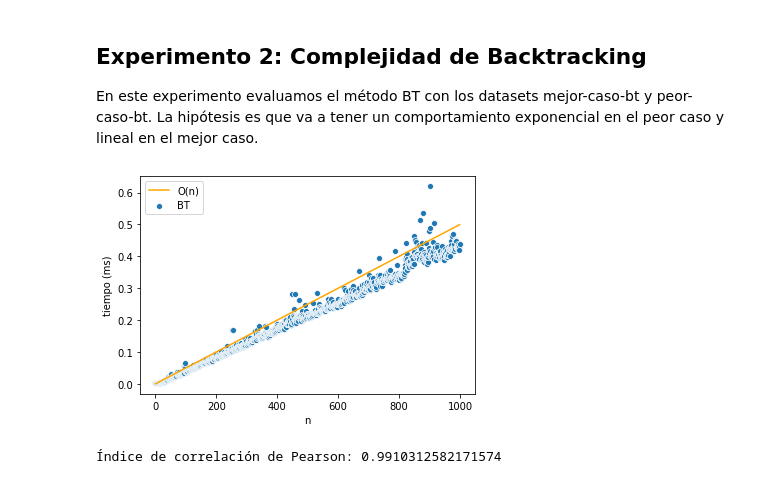
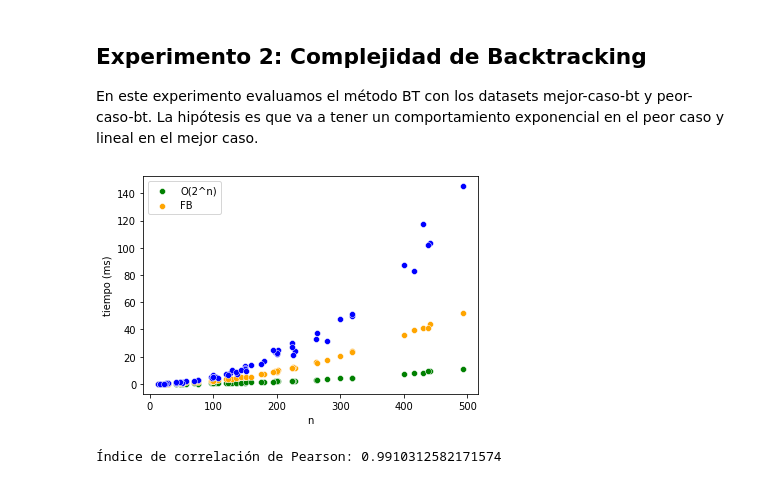
Before and after one commit to pdbruno/algoritmos3-tp2, a Jupyter notebook: python/analisis.ipynb, the cells around one changed output. Saved outputs shown, nothing was run; the diff lists cells and outputs as text; code cells hidden in the pictures.

```diff
--- a/python/analisis.ipynb
+++ b/python/analisis.ipynb
@@ -76,15 +151,19 @@ print("Índice de correlación de Pearson:", correlacion_pearson(df_complejidad_
 ## Experimento 2: Complejidad de Backtracking
 En este experimento evaluamos el método BT con los datasets mejor-caso-bt y peor-caso-bt. La hipótesis es que va a tener un comportamiento exponencial en el peor caso y lineal en el mejor caso.
 # %%
-df_BT_mejor_caso = df_resultados[(df_resultados["metodo"]=="BT") & (df_resultados["dataset"] == "mejor-caso-bt")].copy();
-df_BT_mejor_caso["tiempo_esperado"] = df_BT_mejor_caso["n"] * 0.0005; # Lineal
-fig = sns.scatterplot(data=df_BT_mejor_caso, x='n', y='tiempo');
-fig = sns.lineplot(data=df_BT_mejor_caso, x='n', y='tiempo_esperado', color="orange");
-fig.legend(labels=['O(n)','BT']);
+# Comparamos el dataset densidad-alta contra una función exponencial.
+df_goloso = df_resultados[(df_resultados["metodo"]=="H-CG")].copy();
+df_agm = df_resultados[(df_resultados["metodo"]=="H-AGM")].copy();
+df_bl = df_resultados[(df_resultados["metodo"]=="BL")].copy();
+
+fig = sns.scatterplot(data=df_goloso, x='tamaño', y='tiempo', color="green");
+fig = sns.scatterplot(data=df_agm, x='tamaño', y='tiempo', color="orange");
+fig = sns.scatterplot(data=df_bl, x='tamaño', y='tiempo', color="blue");
+fig.legend(labels=['O(2^n)','FB']); # corregir esto
 fig.set(xlabel='n', ylabel='tiempo (ms)');
-plt.savefig("graficos/bt-complejidad-mejor-caso.svg");
+plt.savefig("graficos/fb-complejidad.svg")
 # %% [output]
-[figure, old version]
+[figure, new version]
 # %%
 # Graficamos los tiempos de ejecución de la serie de instancias X1, ..., Xn vs la complejidad esperada.
 df_BT_mejor_caso = df_resultados[(df_resultados["metodo"]=="BT") & (df_resultados["dataset"] == "mejor-caso-bt")].copy();
```
Also changed, not shown: parts of 11 cells of this notebook, 6 other files.
